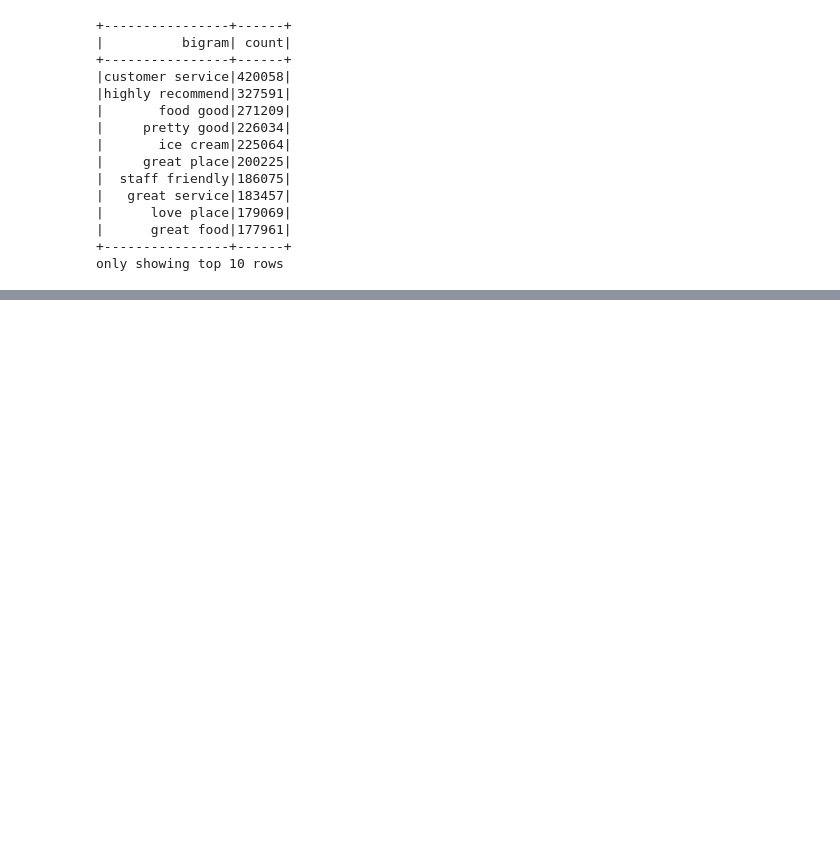
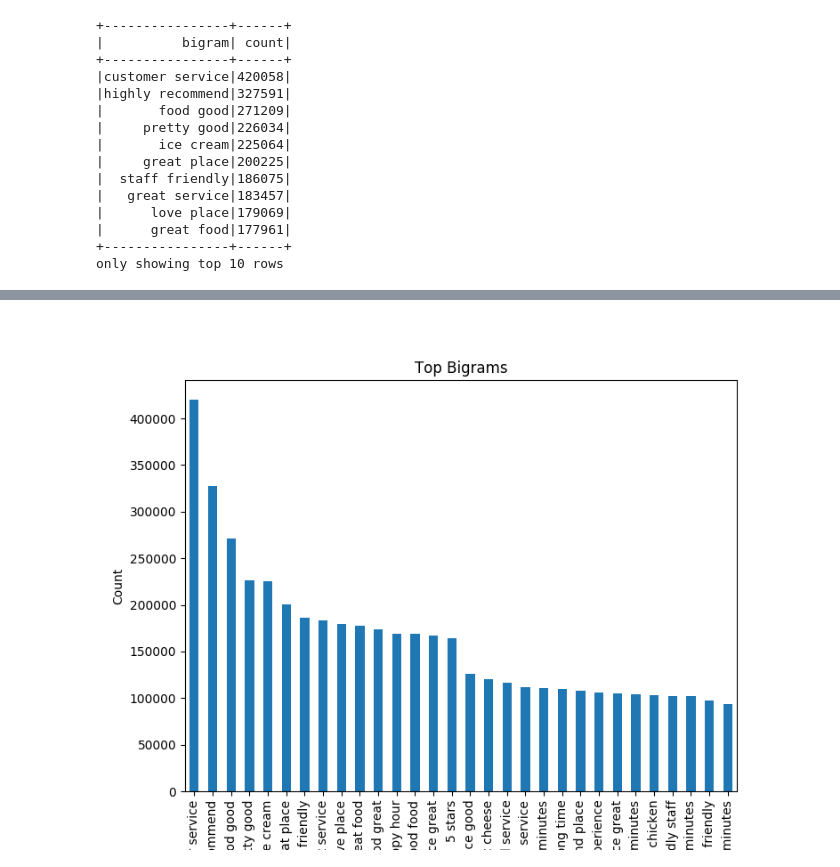
Before and after one commit to Necronoxia/Cdac_proj_yelp, a Jupyter notebook: EDA/ngram code.ipynb, the cells around one changed output, grey strips where cells are left out. Saved outputs shown, nothing was run; the diff lists cells and outputs as text; code cells hidden in the pictures; blank space fills up the shorter version.

```diff
--- a/EDA/ngram code.ipynb
+++ b/EDA/ngram code.ipynb
@@ -163,7 +205,7 @@ only showing top 10 rows
 # %% [markdown]
 ### Unique Ngram Count
 # %%
-unique_bigram = result.select(explode("BiGrams").alias("bigram")).groupBy("bigram").count()
+unique_bigram = Ngram_pipe_test.select(explode("BiGrams").alias("bigram")).groupBy("bigram").count().orderBy(desc("count"), "bigram")
 unique_bigram.show(10)
 # %% [output]
 [interactive output not drawn]
@@ -211,0 +300,2 @@ unique_bigram
+# %%
+bigram_plot = unique_bigram.limit(30).toPandas()
@@ -211,0 +304,9 @@ unique_bigram
+# %%
+plt.clf()
+bigram_plot.plot(kind='bar', x='bigram',y='count', legend=None, figsize=(8,6))
+plt.title('Top Bigrams')
+plt.xlabel('Bigram')
+plt.ylabel('Count')
+
+%matplot plt
+# %% [output]
@@ -211,0 +314 @@ unique_bigram
+[figure, added]
```
Also changed, not shown: parts of 15 cells of this notebook.
